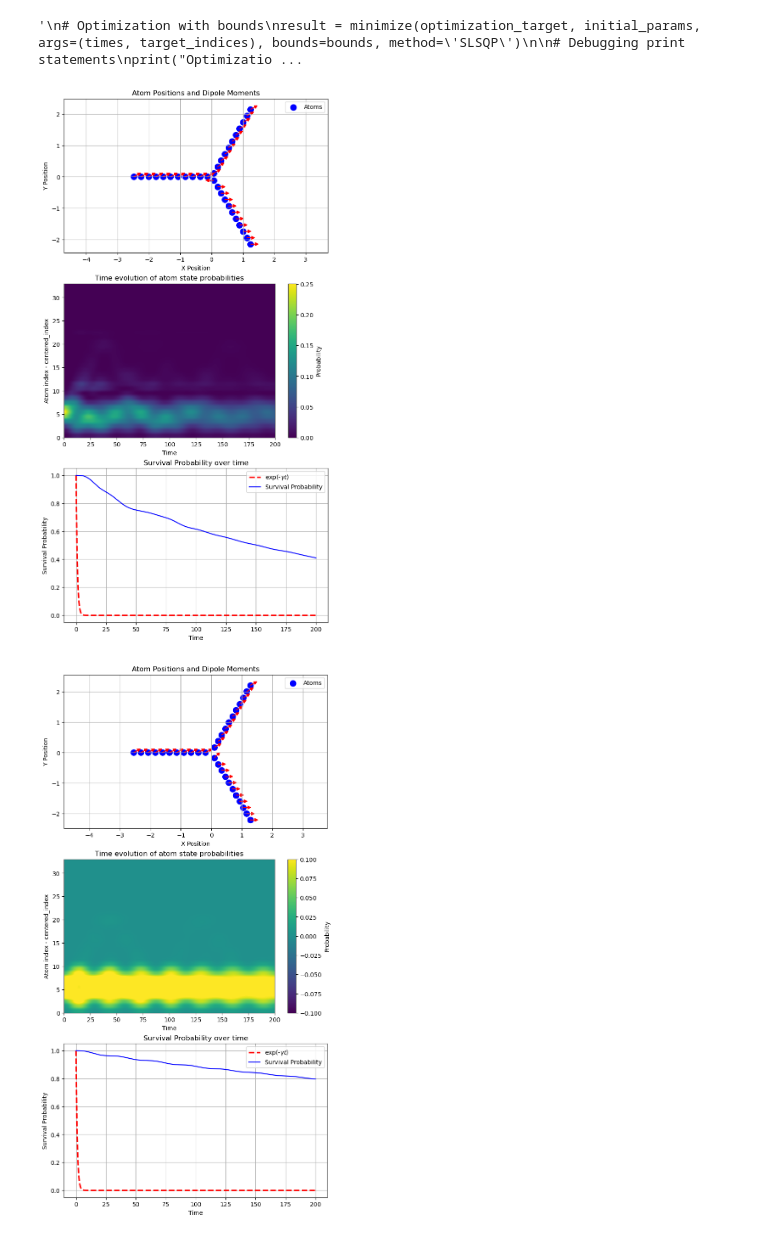
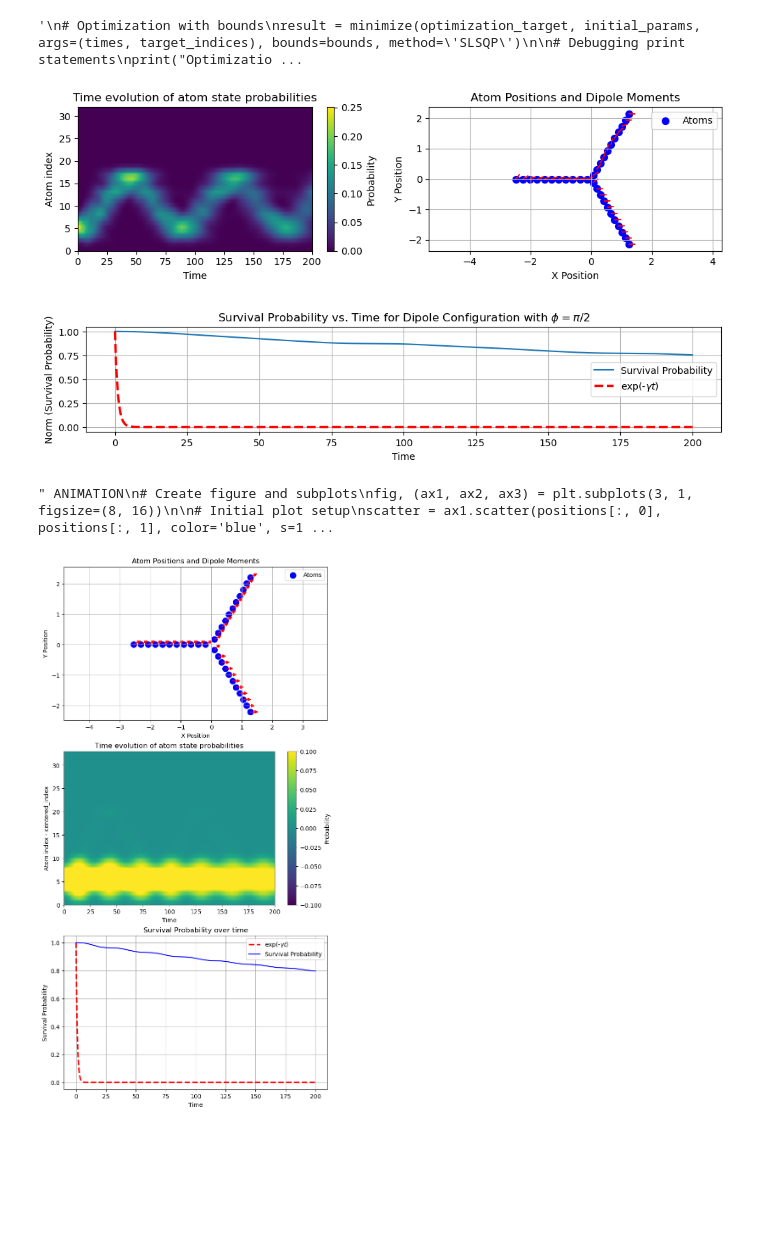
Before and after one commit to LBPhysics/GIT_Code_BA, a Jupyter notebook: Continuation/Qutip/New_Topology.ipynb, the cells around one changed output. Drawn from its saved outputs; the diff is of its cells as text; code cells hidden in the pictures; blank space fills up the shorter version.

```diff
--- a/Continuation/Qutip/New_Topology.ipynb
+++ b/Continuation/Qutip/New_Topology.ipynb
@@ -349,13 +349,59 @@ plt.show()
 # Set up initial conditions
 N=33
 optimized_distance_in = 0.234 * fixed_lam
-#optimized_angles = [8.56243885e-01, 5.45393047e-01, 3.85418697e-01, 3.18513591e-01, 3.09201236e-01, 3.18809638e-01, 3.02352737e-01, 2.45478456e-01, 1.90687899e-01, 1.81840059e-01, 2.92083938e-01, 6.11810003e-01, 9.01226926e-01, 1.11087273e+00, 1.33708053e+00, 1.48645068e+00, 1.33431484e+00, 1.03719638e+00, 7.11143820e-01, 3.11570521e-01, 0.00000000e+00, 2.75855356e-19, 6.56744532e-01, 0.00000000e+00, 2.70445385e-19, 4.83460526e-02, 1.36868323e-01, 2.92998383e-04, 2.99060327e-02, 4.23999898e-03, 1.86039360e-02, 4.04483397e-03, 8.60705448e-04]
+optimized_angles = [8.56243885e-01, 5.45393047e-01, 3.85418697e-01, 3.18513591e-01, 3.09201236e-01, 3.18809638e-01, 3.02352737e-01, 2.45478456e-01, 1.90687899e-01, 1.81840059e-01, 2.92083938e-01, 6.11810003e-01, 9.01226926e-01, 1.11087273e+00, 1.33708053e+00, 1.48645068e+00, 1.33431484e+00, 1.03719638e+00, 7.11143820e-01, 3.11570521e-01, 0.00000000e+00, 2.75855356e-19, 6.56744532e-01, 0.00000000e+00, 2.70445385e-19, 4.83460526e-02, 1.36868323e-01, 2.92998383e-04, 2.99060327e-02, 4.23999898e-03, 1.86039360e-02, 4.04483397e-03, 8.60705448e-04]
 
 
 # Initial dipoles and positions
 dipoles = [dipole_vector(ang) for ang in optimized_angles]
 positions = topo_positions(optimized_distance_in)
 
+
+#
+# TODO implement this everywhere
+#
+y1, y2 = survival_probabilities(dipoles, optimized_distance_in, times, Psi_0=psi0)
+
+fig, (ax1, ax2) = plt.subplots(1, 2, figsize=(10, 3))
+
+# Plot the evolution of atom state probabilities
+im = ax1.imshow(y1.T, aspect='auto', origin='lower', cmap='viridis', extent=[0, t_max, 0, N-1])
+ax1.set_xlabel('Time')
+ax1.set_ylabel('Atom index')
+ax1.set_title('Time evolution of atom state probabilities')
+fig.colorbar(im, ax=ax1, label='Probability')
+
+# Plot atoms with their dipole moments
+positions = topo_positions(optimized_distance_in)
+ax2.scatter(positions[:, 0], positions[:, 1], color='blue', s=50, label='Atoms')
+for i in range(N):
+    ax2.arrow(positions[i, 0], positions[i, 1], dipoles[i][0] * 0.2, dipoles[i][1] * 0.2, head_width=0.5 * 0.01, head_length=0.5 * 0.01, fc='red', ec='red')
+ax2.set_title('Atom Positions and Dipole Moments')
+ax2.set_xlabel('X Position')
+ax2.set_ylabel('Y Position')
+ax2.grid(True)
+ax2.legend()
+ax2.axis('equal')
+
+plt.tight_layout()
+plt.show()
+
+# Plot the norms against time
+plt.figure(figsize=(12, 2))
+plt.plot(times, y2, label='Survival Probability')
+plt.plot(times, np.exp(-times), 'r--', linewidth=2.5, label=r'exp(-$\gamma t$)')
+plt.xlabel('Time')
+plt.ylabel('Norm (Survival Probability)')
+plt.title('Survival Probability vs. Time for Dipole Configuration with $\phi = \pi/2$')
+plt.legend()
+plt.grid(True)
+plt.show()
+#
+#
+#
+
+
+''' ANIMATION
 # Create figure and subplots
 fig, (ax1, ax2, ax3) = plt.subplots(3, 1, figsize=(8, 16))
 
@@ -384,34 +430,37 @@ ax3.set_xlabel('Time')
 ax3.set_ylabel('Survival Probability')
 ax3.set_title('Survival Probability over time')
 ax3.legend()
 ax3.grid(True)
 
 def animate(phi):
     global arrows
 
     atom_index = -N // 3
     dipoles = [dipole_vector(ang) for ang in optimized_angles]
     dipoles[atom_index] = dipole_vector(phi)
     y1, y2 = survival_probabilities(dipoles, optimized_distance_in, times, Psi_0=psi0)
 
     # Update arrows
     for arrow in arrows:
         arrow.remove()  # Remove old arrows
     arrows = [ax1.arrow(position[0], position[1], dip[0] * 0.15, dip[1] * 0.15, head_width=0.1, head_length=0.1, fc='r', ec='r') for position, dip in zip(positions, dipoles)]
 
     # Update heatmap
     im.set_data(y1.T)
 
     # Update survival probability line
     line_surv.set_ydata(y2)
 
 # Animate
 phis = np.linspace(0, np.pi, 30)
 ani = animation.FuncAnimation(fig, animate, frames=phis, repeat=True)
 ani.save('NEWEWEWEW1.gif', writer='pillow')
 plt.show()
+'''
 # %% [output]
-[figure, old version]
+[figure, new version]
+[figure, added]
+" ANIMATION\n# Create figure and subplots\nfig, (ax1, ax2, ax3) = plt.subplots(3, 1, figsize=(8, 16))\n\n# Initial plot setup\nscatter = ax1.scatter(positions[:, 0], positions[:, 1], color='blue', s=1 ...
 # %%
 # Aus dem nachstehenden kann ich leider nur schließen, dass es physikalischer nicht gut geht
 # %%
```
Also changed, not shown: 3 other files.
